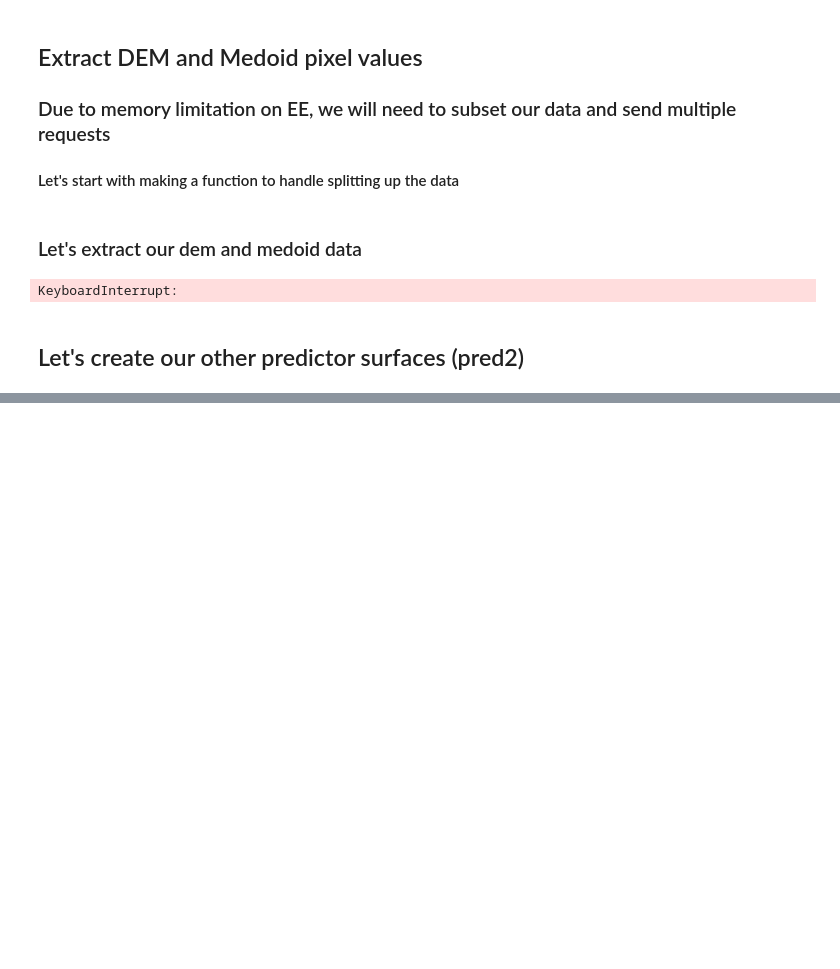
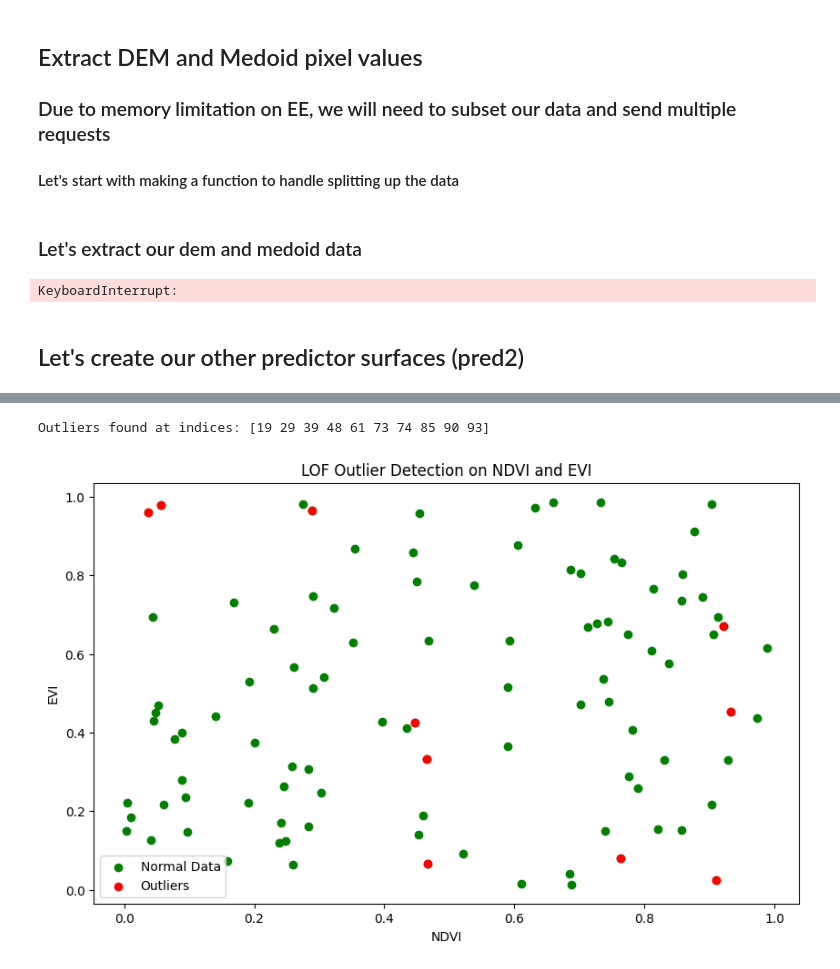
Before and after one commit to samuelhernandez99/SpatialModelingTutorials, a Jupyter notebook: Notebooks/CostaRica.ipynb, the cells around one changed output, grey strips where cells are left out. Cells and saved outputs as stored; diff of their text form; code cells hidden in the pictures; blank space fills up the shorter version.

```diff
--- a/Notebooks/CostaRica.ipynb
+++ b/Notebooks/CostaRica.ipynb
@@ -383,0 +406,36 @@ Map.addLayer(fc,name='SAVI NANs',vis_params={'color':'yellow'})
+# %%
+import numpy as np
+import matplotlib.pyplot as plt
+from sklearn.neighbors import LocalOutlierFactor
+
+# Sample data: NDVI, EVI, SAVI values (replace with your extracted data)
+ndvi_values = np.random.random(100)  # Replace with actual ndvi_values
+evi_values = np.random.random(100)   # Replace with actual evi_values
+savi_values = np.random.random(100)  # Replace with actual savi_values
+
+# Combine NDVI, EVI, SAVI into a single dataset (rows = samples, columns = features)
+data = np.column_stack((ndvi_values, evi_values, savi_values))
+
+# Initialize the LOF model (n_neighbors = 5 is typical)
+lof = LocalOutlierFactor(n_neighbors=5, contamination=0.1)
+
+# Fit the model and predict outliers (-1 = outlier, 1 = inlier)
+outlier_labels = lof.fit_predict(data)
+
+# Find outliers
+outlier_indices = np.where(outlier_labels == -1)[0]
+
+print(f"Outliers found at indices: {outlier_indices}")
+
+# Plot NDVI vs EVI with outliers highlighted
+plt.figure(figsize=(10, 6))
+plt.scatter(data[:, 0], data[:, 1], c='green', label='Normal Data')  # NDVI vs EVI
+plt.scatter(data[outlier_indices, 0], data[outlier_indices, 1], c='red', label='Outliers')
+plt.xlabel('NDVI')
+plt.ylabel('EVI')
+plt.title('LOF Outlier Detection on NDVI and EVI')
+plt.legend()
+plt.show()
+# %% [output]
+Outliers found at indices: [19 29 39 48 61 73 74 85 90 93]
+[figure, added]
```
Also changed, not shown: parts of 13 cells of this notebook.
